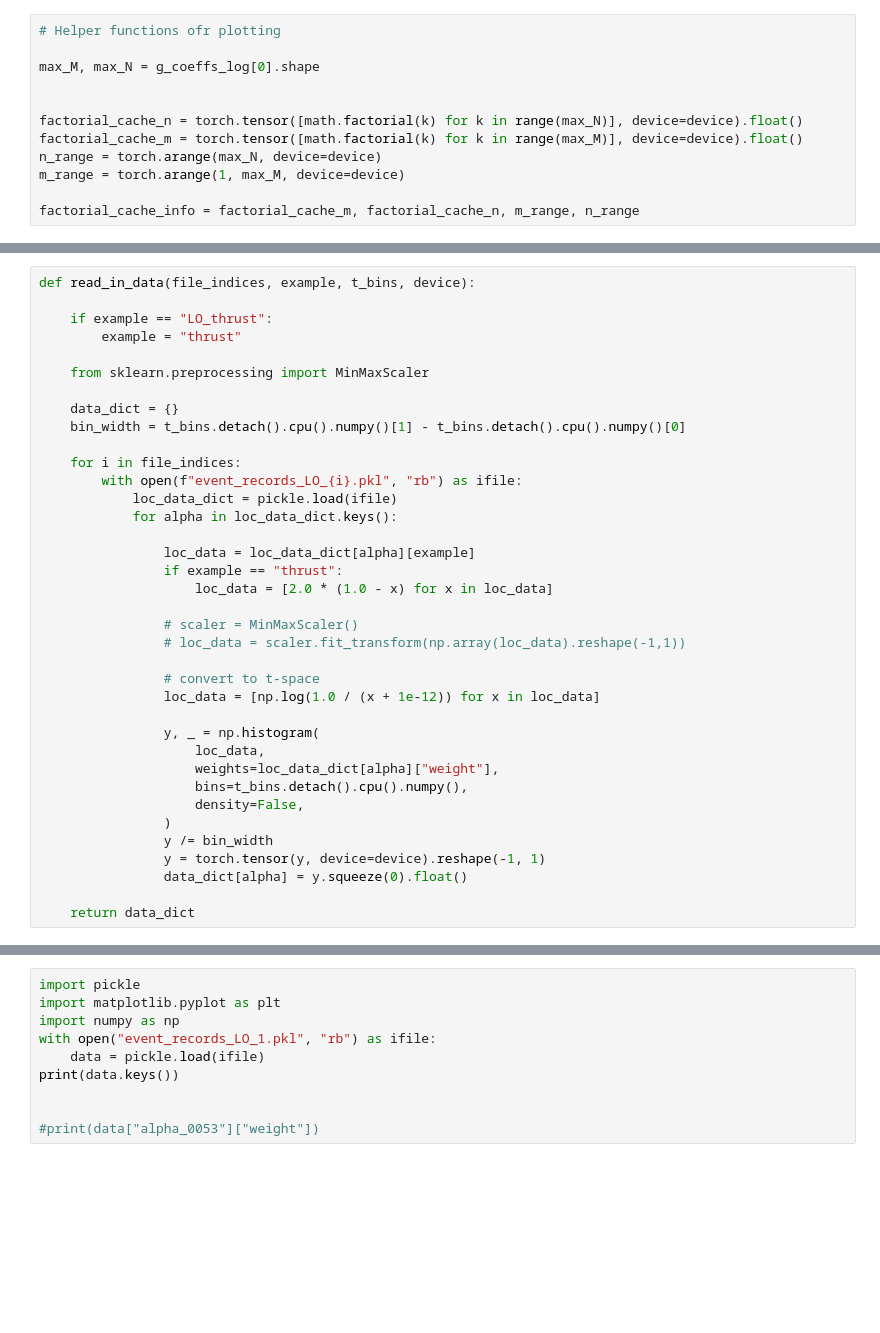
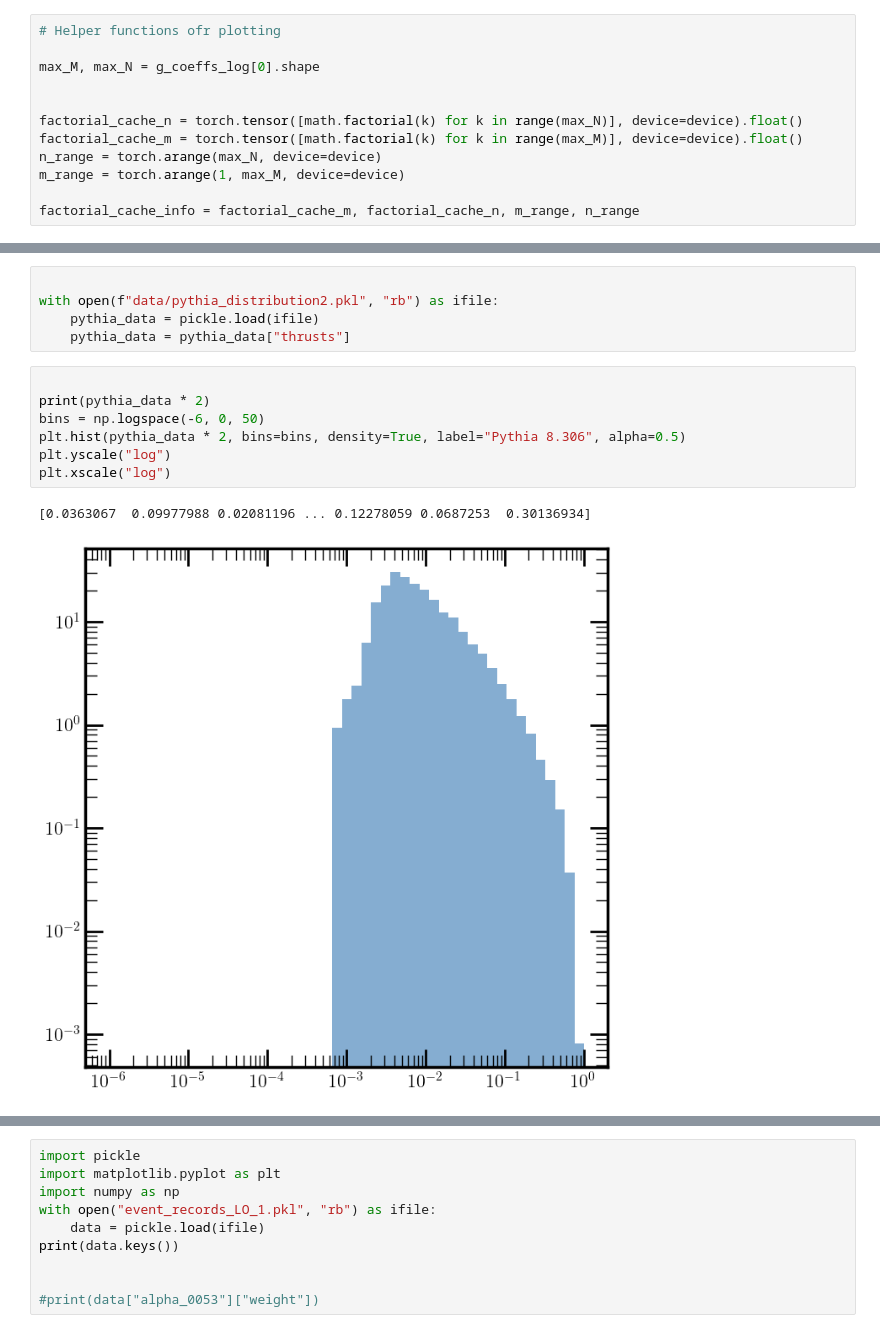
Before and after one commit to rikab/RDF, a Jupyter notebook: old/plot_results_rikabplotlib.ipynb, the cells around one changed output, grey strips where cells are left out. Saved outputs shown, nothing was run; the diff lists cells and outputs as text; blank space fills up the shorter version.

```diff
--- a/old/plot_results_rikabplotlib.ipynb
+++ b/old/plot_results_rikabplotlib.ipynb
@@ -109,37 +118,15 @@ plt.show()
-# %%
-def read_in_data(file_indices, example, t_bins, device):
-
-    if example == "LO_thrust":
-        example = "thrust"
-
-    from sklearn.preprocessing import MinMaxScaler
-
-    data_dict = {}
-    bin_width = t_bins.detach().cpu().numpy()[1] - t_bins.detach().cpu().numpy()[0]
-
-    for i in file_indices:
-        with open(f"event_records_LO_{i}.pkl", "rb") as ifile:
-            loc_data_dict = pickle.load(ifile)
-            for alpha in loc_data_dict.keys():
-
-                loc_data = loc_data_dict[alpha][example]
-                if example == "thrust":
-                    loc_data = [2.0 * (1.0 - x) for x in loc_data]
-
-                # scaler = MinMaxScaler()
-                # loc_data = scaler.fit_transform(np.array(loc_data).reshape(-1,1))
-
-                # convert to t-space
-                loc_data = [np.log(1.0 / (x + 1e-12)) for x in loc_data]
-
-                y, _ = np.histogram(
-                    loc_data,
-                    weights=loc_data_dict[alpha]["weight"],
-                    bins=t_bins.detach().cpu().numpy(),
-                    density=False,
-                )
-                y /= bin_width
-                y = torch.tensor(y, device=device).reshape(-1, 1)
-                data_dict[alpha] = y.squeeze(0).float()
-
-    return data_dict
+# %%
+
+with open(f"data/pythia_distribution2.pkl", "rb") as ifile:
+    pythia_data = pickle.load(ifile)
+    pythia_data = pythia_data["thrusts"]
+# %%
+
+print(pythia_data * 2)
+bins = np.logspace(-6, 0, 50)
+plt.hist(pythia_data * 2, bins=bins, density=True, label="Pythia 8.306", alpha=0.5)
+plt.yscale("log")
+plt.xscale("log")
+# %% [output]
+[0.0363067  0.09977988 0.02081196 ... 0.12278059 0.0687253  0.30136934]
+[figure, added]
```
Also changed, not shown: parts of 7 cells of this notebook, 4 other files.
